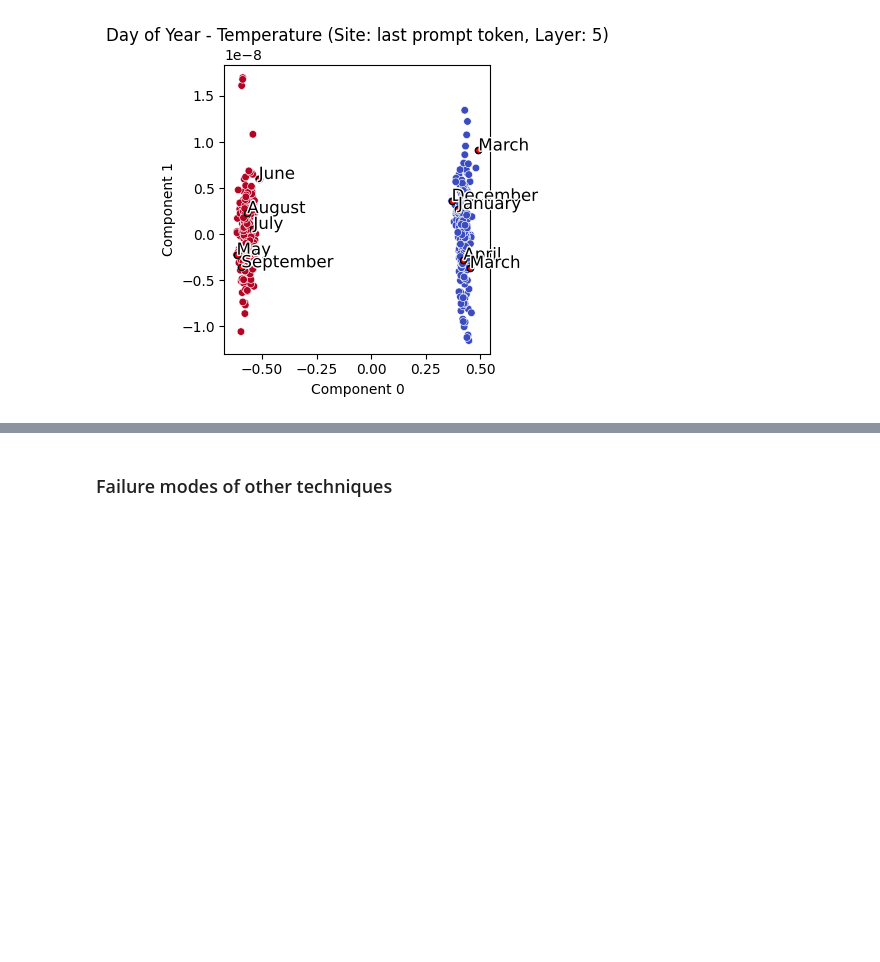
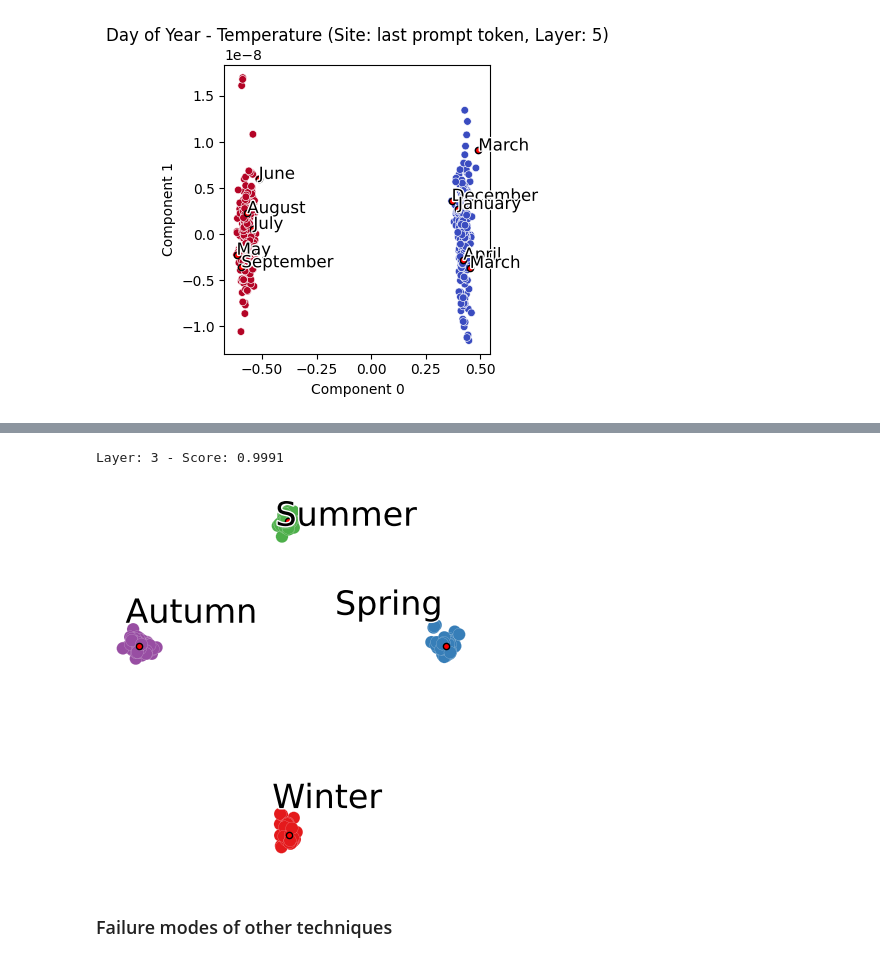
Before and after one commit to UKPLab/arxiv2025-shape-happens, a Jupyter notebook: plot_results.ipynb, the cells around one changed output, grey strips where cells are left out. Cells and saved outputs as stored; diff of their text form; code cells hidden in the pictures; blank space fills up the shorter version.

```diff
--- a/plot_results.ipynb
+++ b/plot_results.ipynb
@@ -1941,3 +2127,61 @@ Layer: 6 - Score: 0.9968
+# %%
+from shape_happens.plot import plot_activations_single
+import matplotlib.pyplot as plt
+from shape_happens.utils import ActivationDataset
+import numpy as np
+import pandas as pd
+
+dict_season = {
+    'spring': 'Spring',
+    'summer': 'Summer',
+    'autumn': 'Autumn',
+    'fall': 'Autumn',
+    'winter': 'Winter',
+}
+
+ad = ActivationDataset.load('results/Llama-3.2-3B-Instruct/date_3way_season.pt')
+layers = [3]
+
+fig, ax = plt.subplots(figsize=(4, 4))
+plot_activations_single(
+    ad,
+    label_col='correct_season_label',
+    target_col='last_prompt_token',
+    label_col_str='correct_season',
+    reduction_method='SMDS',
+    layer=layers[0],
+    ax=ax,
+    manifold='cluster',
+    palette='Set1',
+    components=(0, 2),
+    annotation_offset=(-0.1, 0.05),
+    # preprocess_func=lambda x: pd.to_datetime(x).month,
+    annotation_fontsize= 24,
+    linewidth=0.1,
+    annotations='centroids',
+    annotation_preprocess_func=lambda x: dict_season.get(x, x),  # Map season to its name
+    n_components=3,
+    s=80,
+    filter_incorrect=True,
+    max_samples=1000,  # Limit the number of samples to 1000 for performance
+)
+ax.grid(False)
+# Remove all ticks and labels
+ax.set_xticks([])
+ax.set_yticks([])
+ax.set_xlabel('')
+ax.set_ylabel('')
+# Hide the spines
+for spine in ax.spines.values():
+    spine.set_visible(False)
+
+plt.tight_layout()
+plt.savefig('plots/good_manifold_season.pdf', bbox_inches='tight', dpi=300)
+plt.show()
+plt.close(fig)
+# %% [output]
+Layer: 3 - Score: 0.9991
+[figure, added]
 # %% [markdown]
 ### Failure modes of other techniques
 # %%
```
Also changed, not shown: parts of 11 cells of this notebook, 2 other files.
